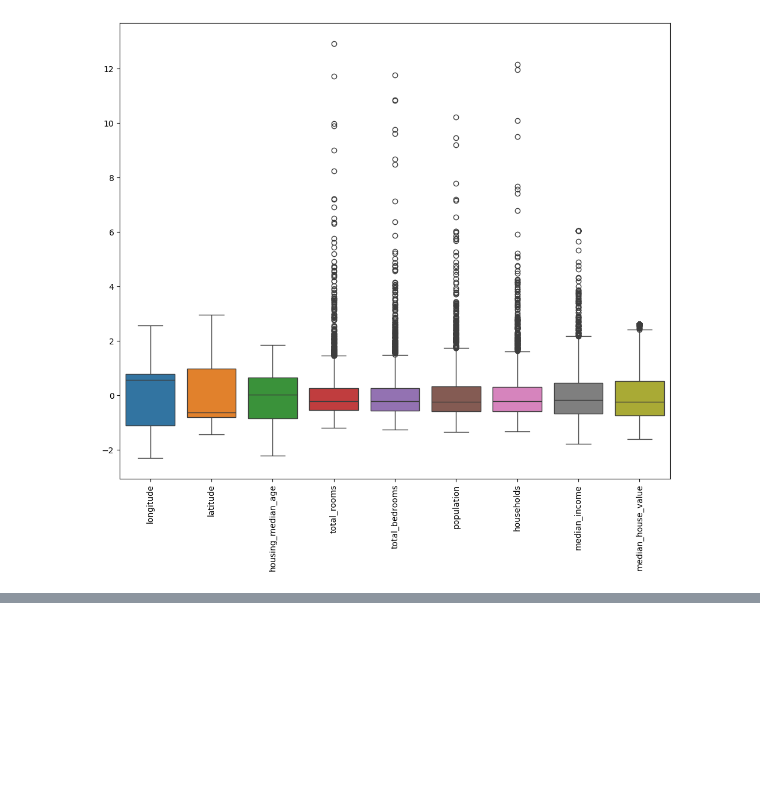
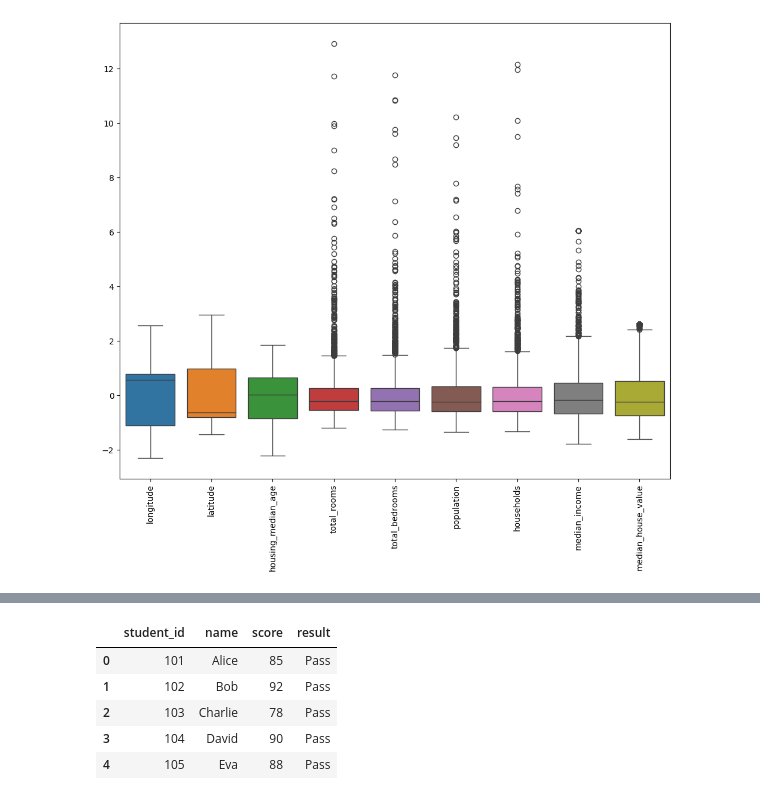
Before and after one commit to routparam12/Python_qns, a Jupyter notebook: Data_cleaning.ipynb, the cells around one changed output, grey strips where cells are left out. Drawn from its saved outputs; the diff is of its cells as text; code cells hidden in the pictures; blank space fills up the shorter version.

```diff
--- a/Data_cleaning.ipynb
+++ b/Data_cleaning.ipynb
@@ -102,0 +188,9 @@ from sklearn.ensemble import RandomForestRegressor
+# %%
+display(df1)
+# %% [output]
+|  | student_id | name | score | result |
+| 0 | 101 | Alice | 85 | Pass |
+| 1 | 102 | Bob | 92 | Pass |
+| 2 | 103 | Charlie | 78 | Pass |
+| 3 | 104 | David | 90 | Pass |
+| 4 | 105 | Eva | 88 | Pass |
```
Also changed, not shown: parts of 8 cells of this notebook.
